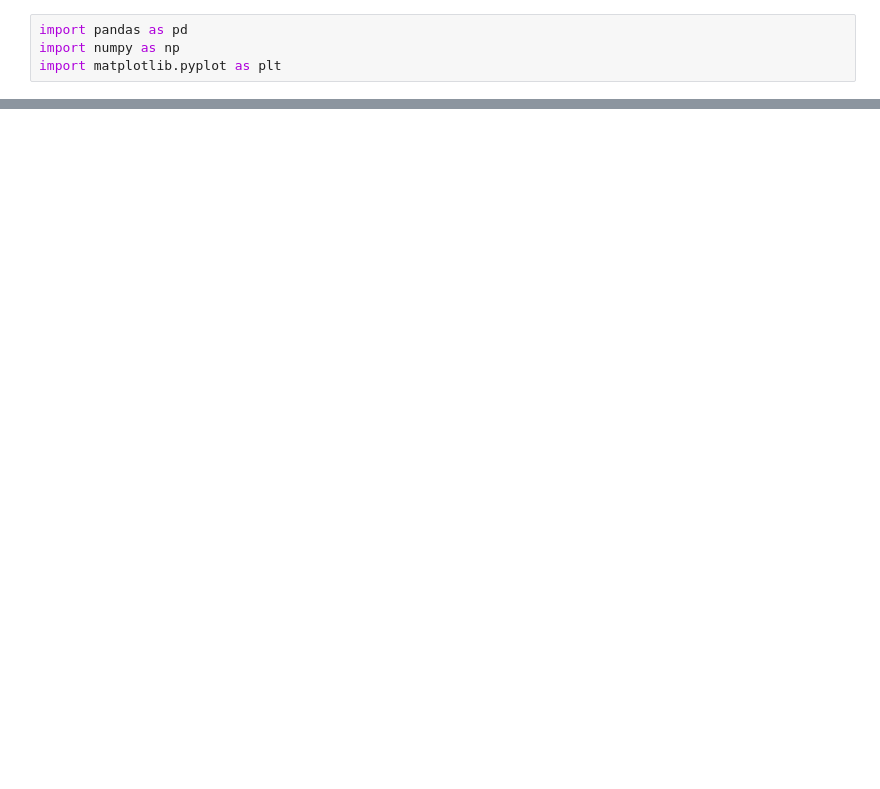
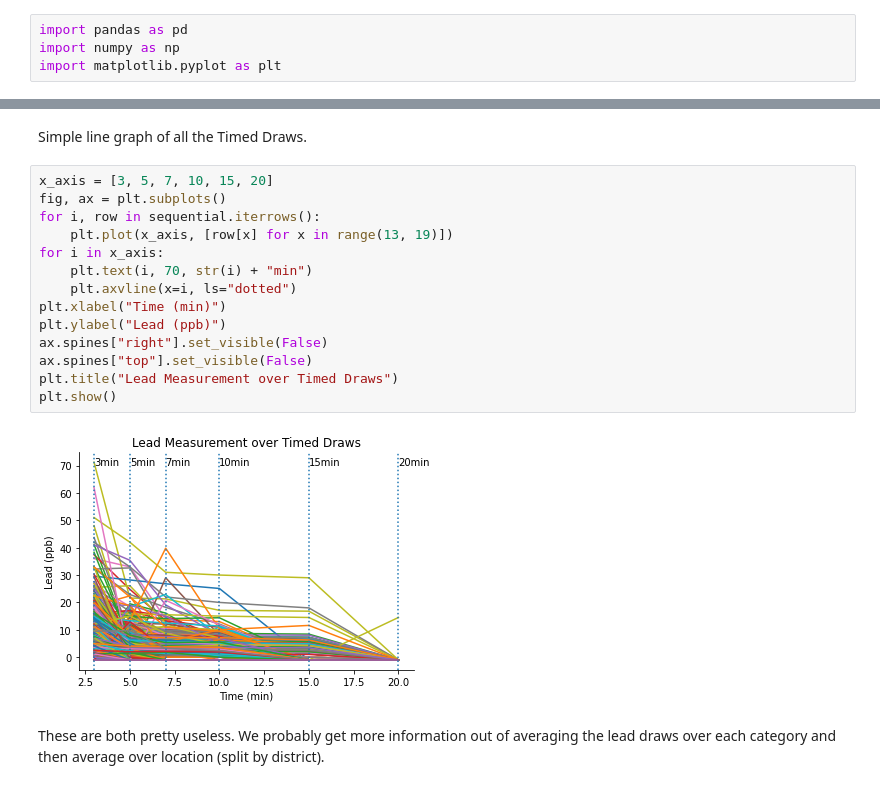
Before and after one commit to Environmental-Research-Group/data_analysis_22_23, a Jupyter notebook: kevinlin/intro.ipynb, the cells around one changed output, grey strips where cells are left out. Saved outputs shown, nothing was run; the diff lists cells and outputs as text; blank space fills up the shorter version.

```diff
--- a/kevinlin/intro.ipynb
+++ b/kevinlin/intro.ipynb
@@ -36,0 +46,20 @@ plt.show()
+# %% [markdown]
+Simple line graph of all the Timed Draws.
+# %%
+x_axis = [3, 5, 7, 10, 15, 20]
+fig, ax = plt.subplots()
+for i, row in sequential.iterrows():
+    plt.plot(x_axis, [row[x] for x in range(13, 19)])
+for i in x_axis:
+    plt.text(i, 70, str(i) + "min")
+    plt.axvline(x=i, ls="dotted")
+plt.xlabel("Time (min)")
+plt.ylabel("Lead (ppb)")
+ax.spines["right"].set_visible(False)
+ax.spines["top"].set_visible(False)
+plt.title("Lead Measurement over Timed Draws")
+plt.show()
+# %% [output]
+[figure, added]
+# %% [markdown]
+These are both pretty useless. We probably get more information out of averaging the lead draws over each category and then average over location (split by district).
```
Also changed, not shown: parts of 4 cells of this notebook.
